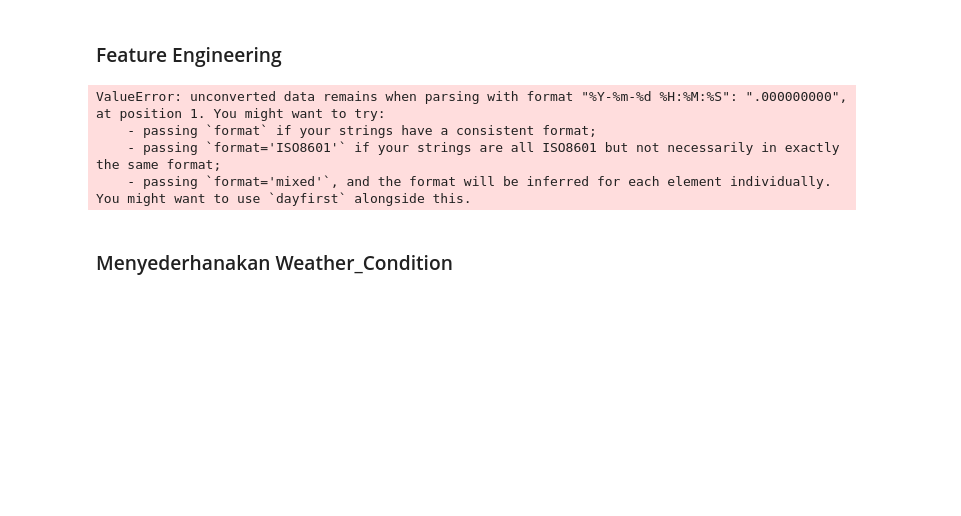
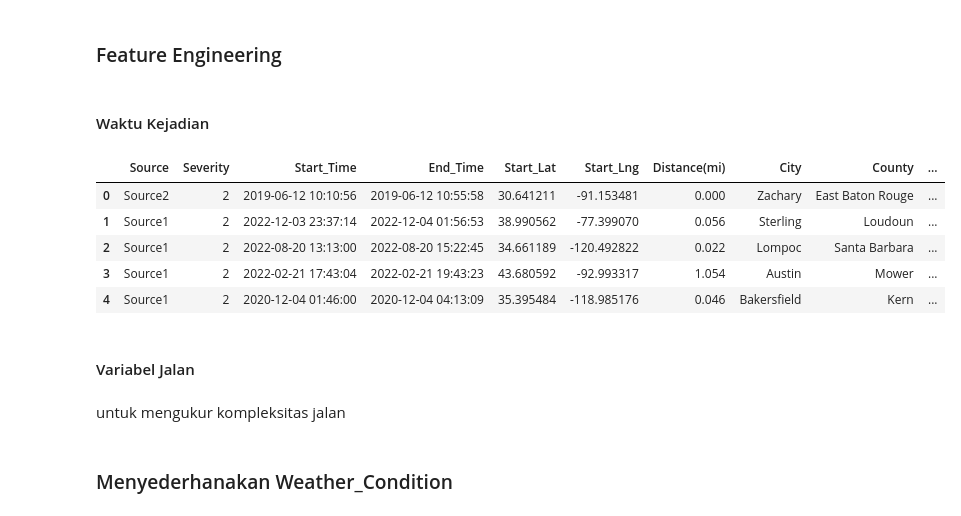
Before and after one commit to AhsanDz/4-Ahsan, a Jupyter notebook: EDA_Ahsan.ipynb, the cells around one changed output. Saved outputs shown, nothing was run; the diff lists cells and outputs as text; code cells hidden in the pictures; blank space fills up the shorter version.

```diff
--- a/EDA_Ahsan.ipynb
+++ b/EDA_Ahsan.ipynb
@@ -266,10 +266,24 @@ plt.show()
 [figure]
 # %% [markdown]
 ### Feature Engineering
-# %%
-df["Start_Time"] = pd.to_datetime(df["Start_Time"], format='mixed')
-# %% [output]
-ValueError: unconverted data remains when parsing with format "%Y-%m-%d %H:%M:%S": ".000000000", at position 1. You might want to try:
-    - passing `format` if your strings have a consistent format;
-    - passing `format='ISO8601'` if your strings are all ISO8601 but not necessarily in exactly the same format;
-    - passing `format='mixed'`, and the format will be inferred for each element individually. You might want to use `dayfirst` alongside this.
+# %% [markdown]
+#### Waktu Kejadian
+# %%
+df["Start_Time"] = pd.to_datetime(df["Start_Time"], format="mixed")
+df["Hour"] = df["Start_Time"].dt.hour
+df["Day_of_Week"] = df["Start_Time"].dt.dayofweek
+df["Month"] = df["Start_Time"].dt.month
+df["Year"] = df["Start_Time"].dt.year
+
+df.head()
+# %% [output]
+|  | Source | Severity | Start_Time | End_Time | Start_Lat | Start_Lng | Distance(mi) | City | County | ... |
+| 0 | Source2 | 2 | 2019-06-12 10:10:56 | 2019-06-12 10:55:58 | 30.641211 | -91.153481 | 0.000 | Zachary | East Baton Rouge | ... |
+| 1 | Source1 | 2 | 2022-12-03 23:37:14 | 2022-12-04 01:56:53 | 38.990562 | -77.399070 | 0.056 | Sterling | Loudoun | ... |
+| 2 | Source1 | 2 | 2022-08-20 13:13:00 | 2022-08-20 15:22:45 | 34.661189 | -120.492822 | 0.022 | Lompoc | Santa Barbara | ... |
+| 3 | Source1 | 2 | 2022-02-21 17:43:04 | 2022-02-21 19:43:23 | 43.680592 | -92.993317 | 1.054 | Austin | Mower | ... |
+| 4 | Source1 | 2 | 2020-12-04 01:46:00 | 2020-12-04 04:13:09 | 35.395484 | -118.985176 | 0.046 | Bakersfield | Kern | ... |
+# %% [markdown]
+#### Variabel Jalan
+# %% [markdown]
+untuk mengukur kompleksitas jalan
```
Also changed, not shown: parts of 10 cells of this notebook.
